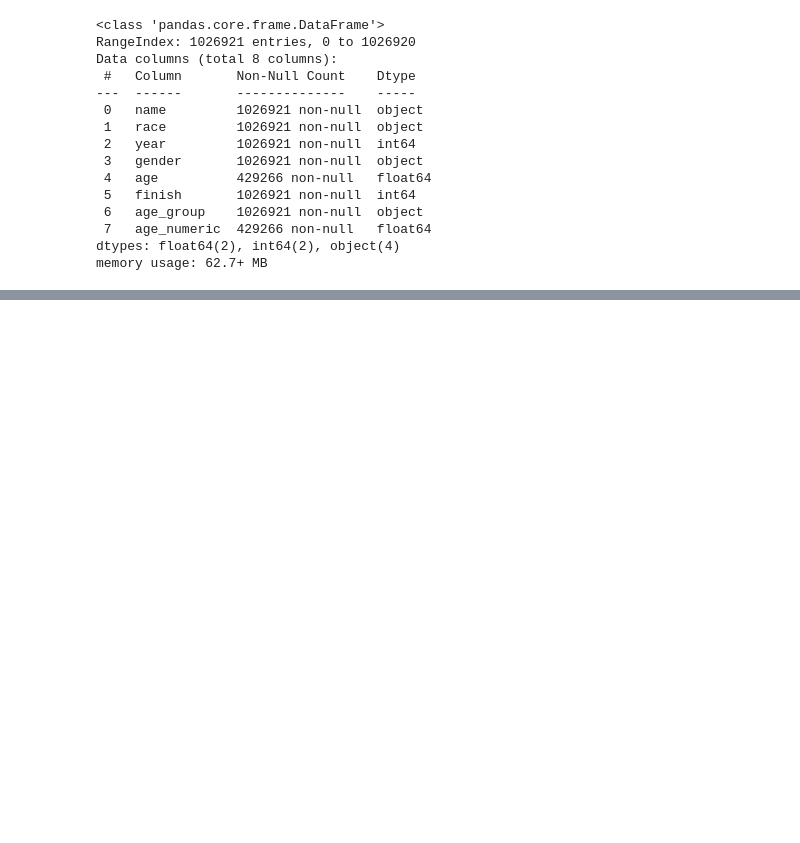
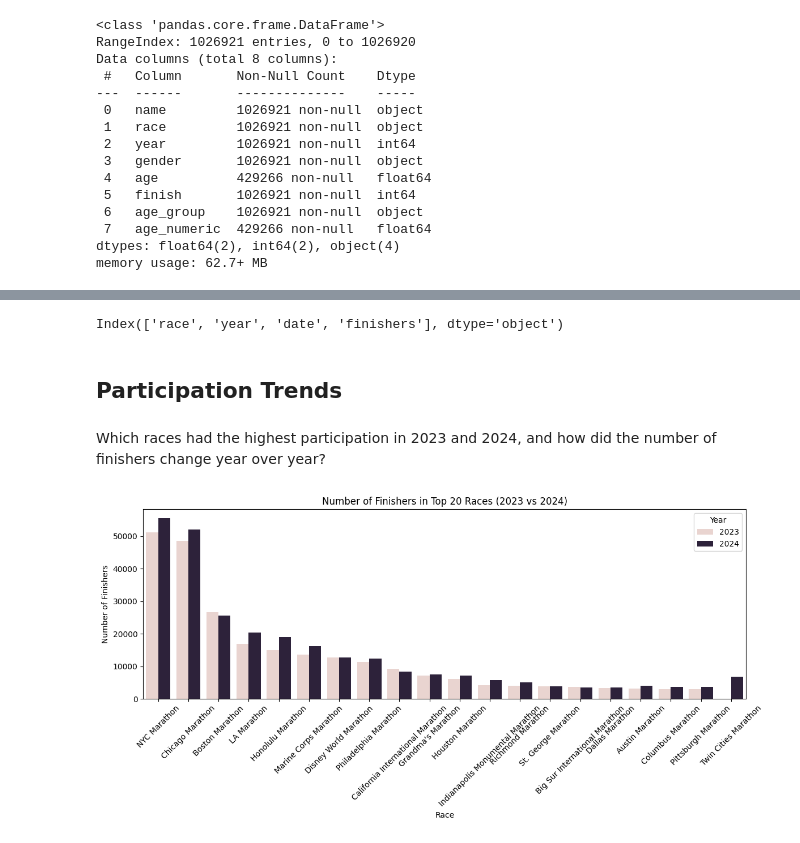
Before and after one commit to kimchiyama/Exploring_Marathon_Trends, a Jupyter notebook: notebooks/analysis.ipynb, the cells around one changed output, grey strips where cells are left out. Cells and saved outputs as stored; diff of their text form; code cells hidden in the pictures; blank space fills up the shorter version.

Commit message:
Top 20 Races in 2023 and 2024 with number of finishers.

```diff
--- a/notebooks/analysis.ipynb
+++ b/notebooks/analysis.ipynb
@@ -389,0 +411,30 @@ memory usage: 62.7+ MB
+# %%
+races_combined = pd.concat([races_2023, races_2024])
+# %%
+print(races_combined.columns)
+# %% [output]
+Index(['race', 'year', 'date', 'finishers'], dtype='object')
+# %% [markdown]
+## Participation Trends
+# %% [markdown]
+Which races had the highest participation in 2023 and 2024, and how did the number of finishers change year over year?
+# %%
+#Finishers per race
+race_counts = races_combined.groupby('race')['finishers'].sum().sort_values(ascending=False)
+# %%
+#Top 20 races
+top_20_races = race_counts.head(20).index
+finishers_top20 = races_combined[races_combined['race'].isin(top_20_races)]
+# %%
+#Plot
+plt.figure(figsize = (12, 6))
+sns.barplot(data = finishers_top20, x = 'race', y = 'finishers', hue = 'year')
+plt.title('Number of Finishers in Top 20 Races (2023 vs 2024)')
+plt.xlabel('Race')
+plt.ylabel('Number of Finishers')
+plt.xticks(rotation = 45)
+plt.legend(title = 'Year')
+plt.tight_layout()
+plt.show()
+# %% [output]
+[figure, added]
```
Also changed, not shown: parts of 3 cells of this notebook.
